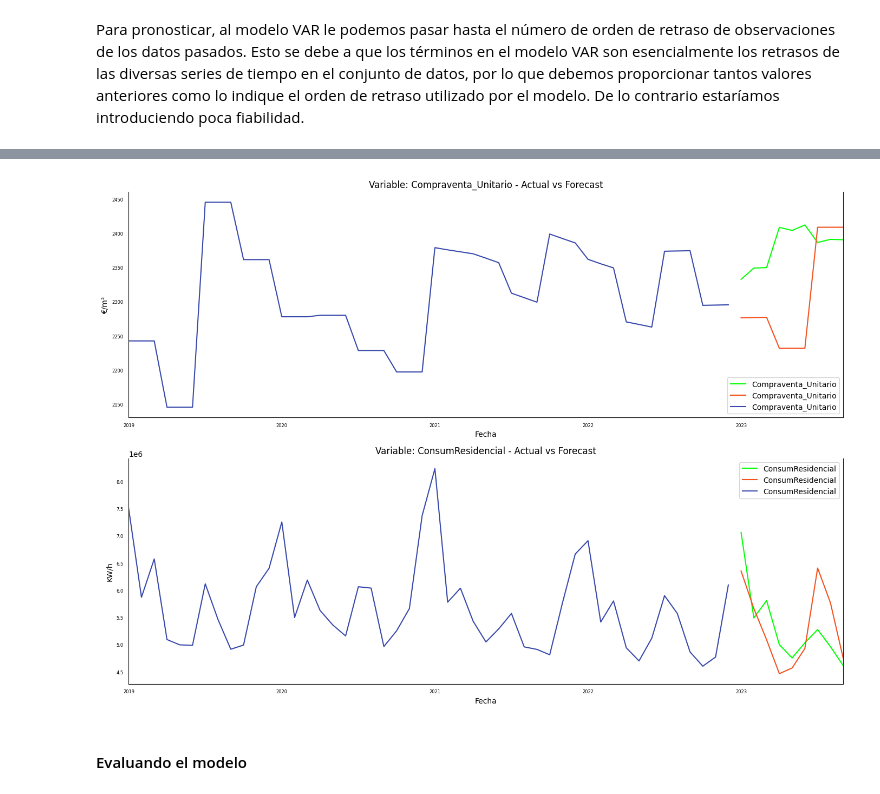
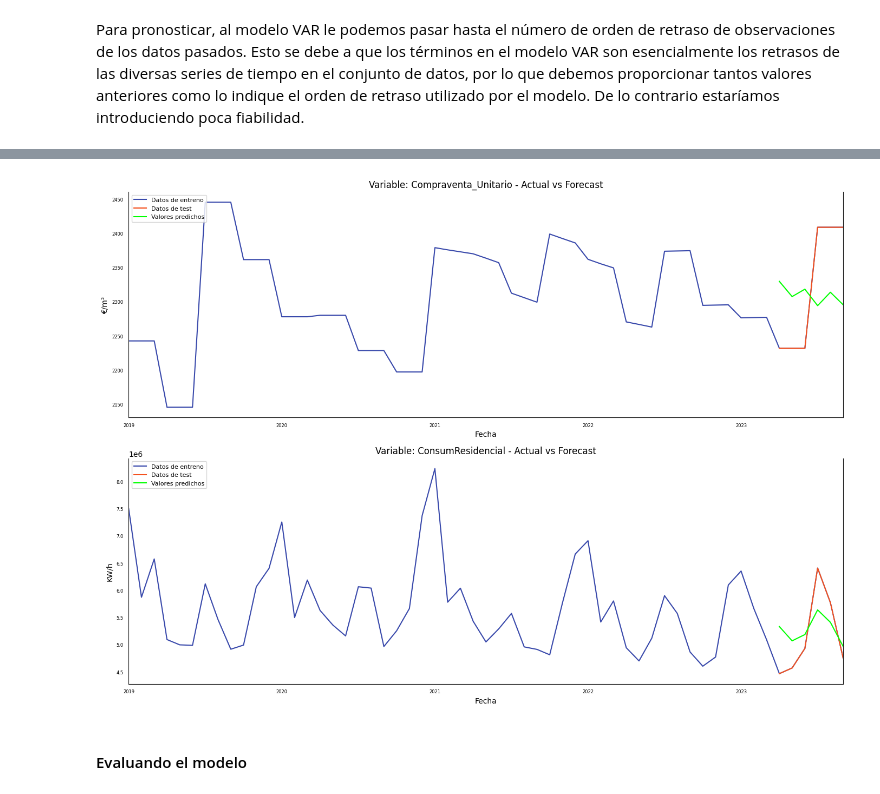
Before and after one commit to dmunozbe/TFM_DataScience, a Jupyter notebook: Forecasting/08. Nou Barris/Forecasting_(Indicador_15).ipynb, the cells around one changed output, grey strips where cells are left out. Saved outputs shown, nothing was run; the diff lists cells and outputs as text; code cells hidden in the pictures.

```diff
--- a/Forecasting/08. Nou Barris/Forecasting_(Indicador_15).ipynb
+++ b/Forecasting/08. Nou Barris/Forecasting_(Indicador_15).ipynb
@@ -244,7 +285,7 @@ Cada serie temporal se regresa en función de sus propios valores pasados y de l
 # %%
 from statsmodels.tsa.api import VAR
 # %%
-model = VAR(X_train)
+model = VAR(X_train_transformed)
 # %% [markdown]
 #### Seleccionando el orden del modelo
 # %%
@@ -449,9 +490,9 @@ Para pronosticar, al modelo VAR le podemos pasar hasta el número de orden de re
 lag_order = res.k_ar
 print('Orden del modelo:', lag_order)
 # Input data para hacer forecasting (pronósticos a futuro)
-input_data = X_train.values[-lag_order:]
+input_data = X_train_transformed.values[-lag_order:]
 # Forecasting
-pred = res.forecast(y=input_data, steps=9)
+pred = res.forecast(y=input_data, steps=6)
 pred = (pd.DataFrame(pred, index=X_test.index, columns=X_test.columns))
 print('Predicciones:')
 pred
@@ -480,0 +523,16 @@ plt.show()
+# %%
+# Invirtiendo la transformación teniendo en cuenta que hemos diferenciado dos veces
+def invert_transformation(ds, df_forecast, second_diff=False):
+    for col in ds.columns:
+        # Undo the 2nd Differencing
+        if second_diff:
+            df_forecast[str(col)] = (ds[col].iloc[-1] - ds[col].iloc[-2]) + df_forecast[str(col)].cumsum()
+
+        # Undo the 1st Differencing
+        df_forecast[str(col)] = ds[col].iloc[-1] + df_forecast[str(col)].cumsum()
+
+    return df_forecast
+# %%
+pred.columns=X_test.columns
+output = invert_transformation(X_train, pred, second_diff=False)
+output
@@ -481,26 +548,29 @@ plt.show()
 # %%
 # Actual vs Forecasted Plots
 fig, axes = plt.subplots(nrows = int(len(X_train.columns)), ncols = 1, dpi = 100, figsize = (14,10))
 mi_lista = ['€/m²', 'KW/h']
 
 for i, (col,ax) in enumerate(zip(X_train.columns, axes.flatten())):
-    pred[col].plot(color = '#00FF00', legend = True, ax = ax).autoscale(axis =' x',tight = True)
+    df[col].plot(color = '#3949AB', legend = True, ax = ax)
     X_test[col].plot(color = '#F4511E', legend = True, ax = ax)
-    X_train[col].plot(color = '#3949AB', legend = True, ax = ax)
+    output[col].plot(color = '#00FF00', legend = True, ax = ax).autoscale(axis =' x',tight = True)
 
     ax.set_title('Variable: ' + col + ' - Actual vs Forecast')
     ax.set_ylabel(mi_lista[i])  # Establecer etiqueta del eje y
     ax.xaxis.set_ticks_position('none')
     ax.yaxis.set_ticks_position('none')
 
     ax.spines["top"].set_alpha(0)
     ax.tick_params(labelsize = 6)
 
+    handles, labels = ax.get_legend_handles_labels()
+    ax.legend(handles, ['Datos de entreno', 'Datos de test', 'Valores predichos'], loc='upper left', fontsize=8)
+
 plt.tight_layout()
 plt.savefig('actual_forecast.png')
 plt.show()
 # %% [output]
-[figure, old version]
+[figure, new version]
 # %% [markdown]
 #### Evaluando el modelo
 # %%
```
Also changed, not shown: parts of 43 cells of this notebook.
